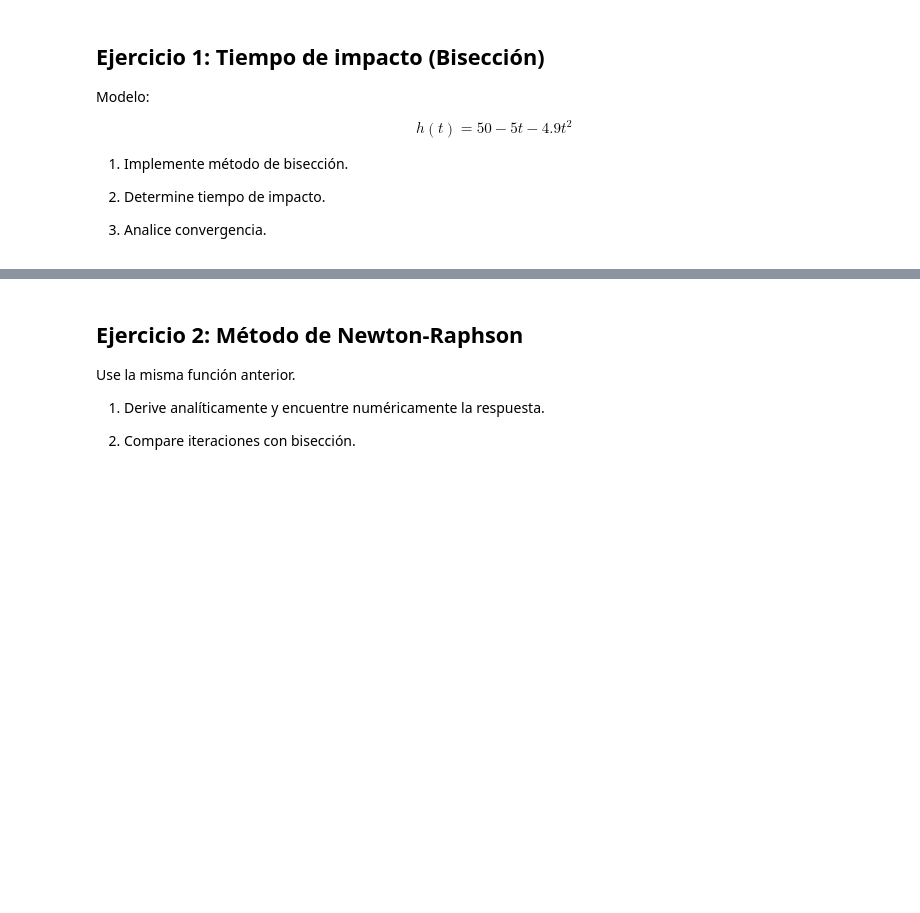
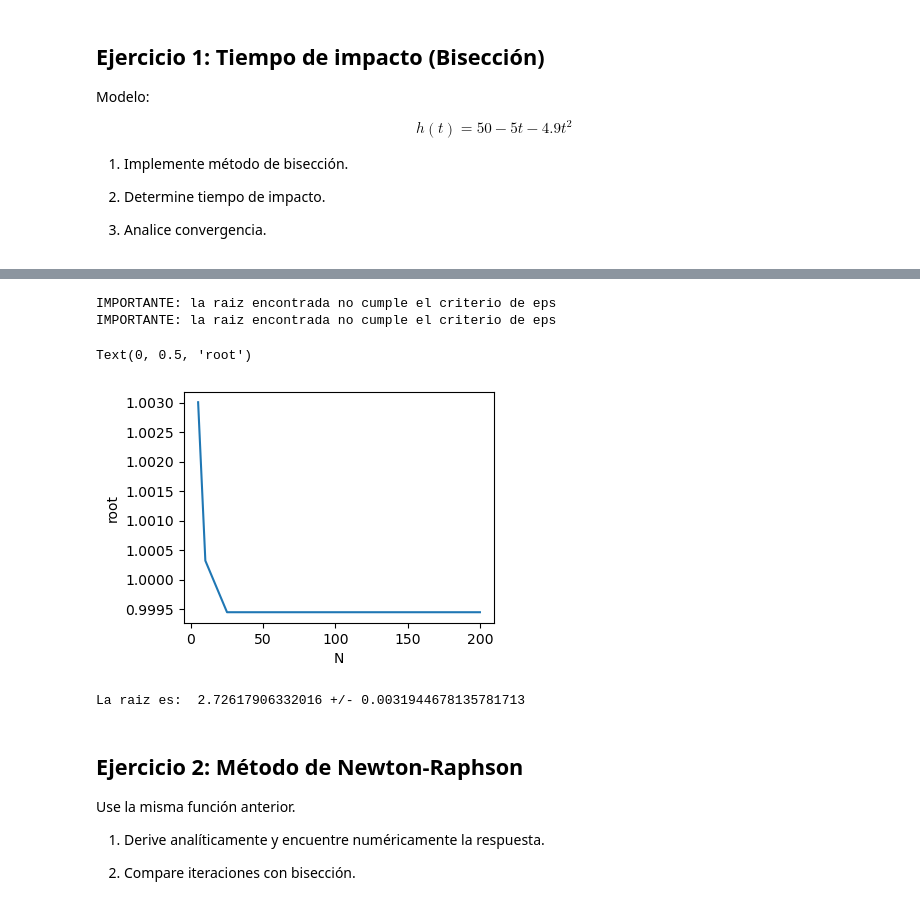
Before and after one commit to Mandy8808/Metodos_Numericos_2024, a Jupyter notebook: Lectures/Primer_Bloque/Ejercicios_1.ipynb, the cells around one changed output, grey strips where cells are left out. Cells and saved outputs as stored; diff of their text form; code cells hidden in the pictures; blank space fills up the shorter version.

```diff
--- a/Lectures/Primer_Bloque/Ejercicios_1.ipynb
+++ b/Lectures/Primer_Bloque/Ejercicios_1.ipynb
@@ -23,3 +84,28 @@ def h(t):
+# %%
+f = lambda t: 50 - 5*t - 4.9*t**2
+
+Ndiv_date = [5, 10, 25, 50, 100, 125, 150, 200]#np.linspace(20, 100, 10, dtype=int)
+y_sol_date = []
+
+inter = [0, 5]
+for Ndiv in Ndiv_date:
+    sol = Bis(f, inter, Ndiv, eps=1e-6)
+    y_sol_date.append(sol)
+# %% [output]
+IMPORTANTE: la raiz encontrada no cumple el criterio de eps
+IMPORTANTE: la raiz encontrada no cumple el criterio de eps
+# %%
+plt.figure(figsize=(4, 3), dpi=100)
+plt.plot(Ndiv_date, y_sol_date/np.mean(y_sol_date))
+plt.xlabel(r"N")
+plt.ylabel(r"root")
+# %% [output]
+Text(0, 0.5, 'root')
+[figure, added]
+# %%
+print("La raiz es: ", np.mean(y_sol_date), '+/-' , np.std(y_sol_date))
+# %% [output]
+La raiz es:  2.72617906332016 +/- 0.0031944678135781713
 # %% [markdown]
 ## Ejercicio 2: Método de Newton-Raphson
 Use la misma función anterior.
```
Also changed, not shown: parts of 11 cells of this notebook.
